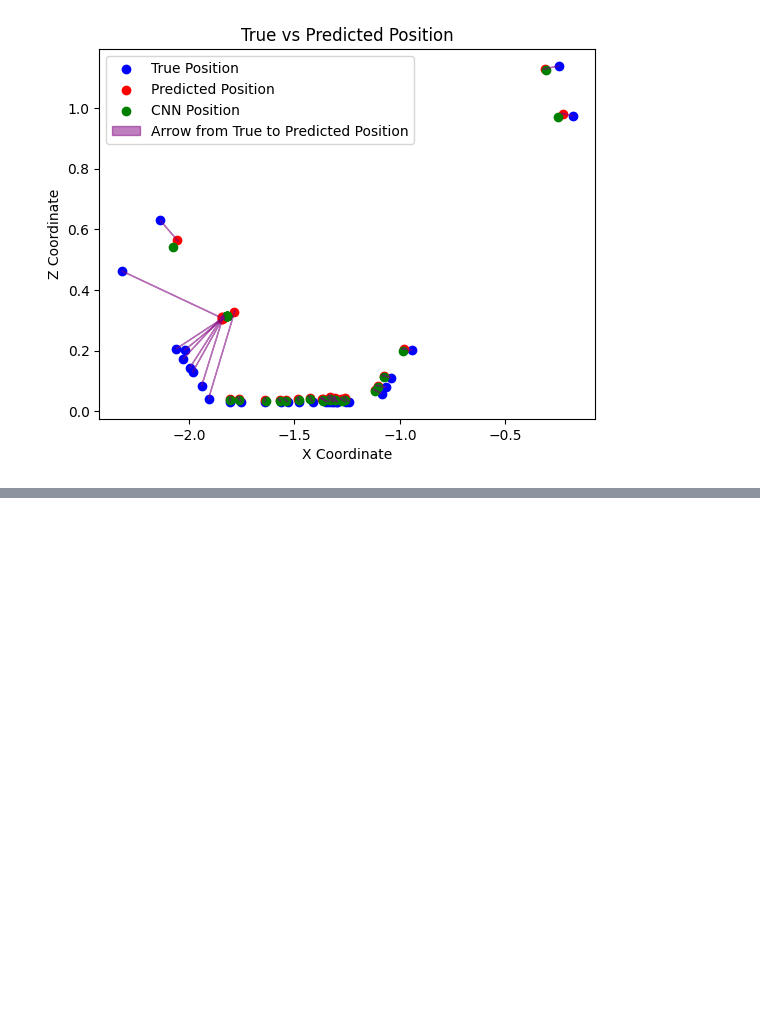
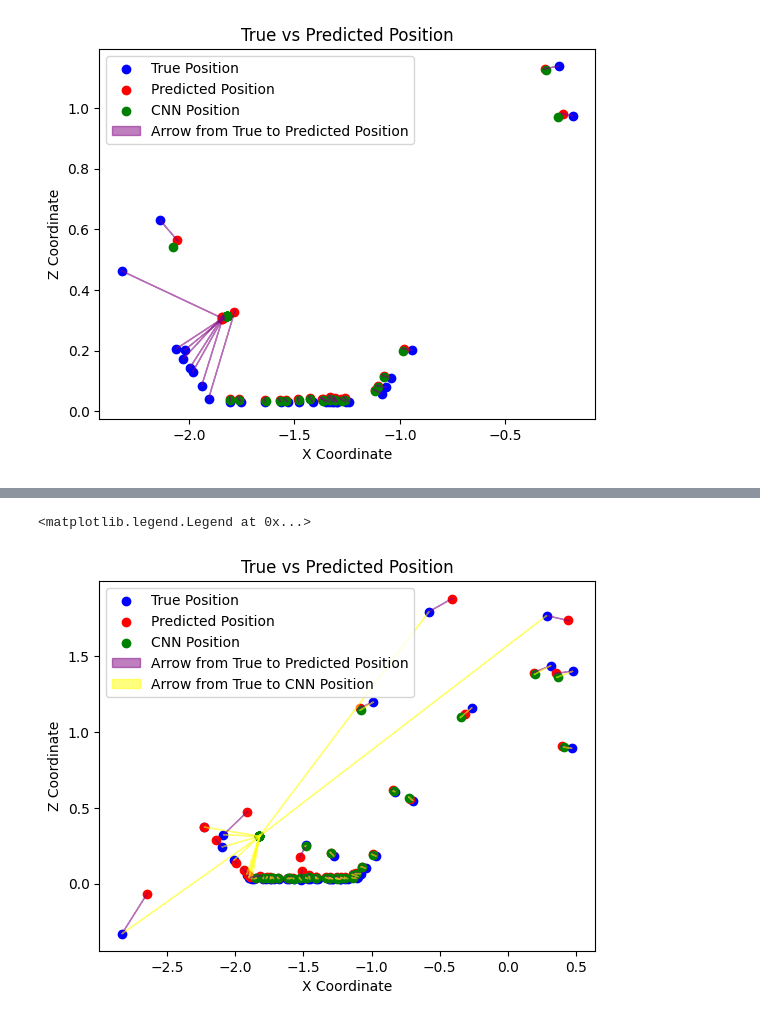
Before and after one commit to griffing52/catching_dynamics, a Jupyter notebook: vision/combine.ipynb, the cells around one changed output, grey strips where cells are left out. Cells and saved outputs as stored; diff of their text form; code cells hidden in the pictures; blank space fills up the shorter version.

```diff
--- a/vision/combine.ipynb
+++ b/vision/combine.ipynb
@@ -99,0 +173,16 @@ plt.legend()
+# %%
+plt.scatter(x_coords_true_pos, y_coords_true_pos, color='blue', label='True Position')
+plt.scatter(x_coords_pred_pos, y_coords_pred_pos, color='red', label='Predicted Position')
+plt.scatter(x_coords_cnn_pos, y_coords_cnn_pos, color='green', label='CNN Position')
+for i in range(len(x_coords_true_vel)):
+    plt.arrow(x_coords_true_pos[i], y_coords_true_pos[i], x_coords_pred_pos[i]-x_coords_true_pos[i], y_coords_pred_pos[i]-y_coords_true_pos[i],
+              head_width=0.005, head_length=0.01, fc='purple', ec='purple', alpha=0.5, label="Arrow from True to Predicted Position" if i == 0 else "")
+    plt.arrow(x_coords_true_pos[i], y_coords_true_pos[i], x_coords_cnn_pos[i]-x_coords_true_pos[i], y_coords_cnn_pos[i]-y_coords_true_pos[i],
+              head_width=0.005, head_length=0.01, fc='yellow', ec='yellow', alpha=0.5, label="Arrow from True to CNN Position" if i == 0 else "")
+plt.title("True vs Predicted Position")
+plt.xlabel("X Coordinate")
+plt.ylabel("Z Coordinate")
+plt.legend()
+# %% [output]
+<matplotlib.legend.Legend at 0x...>
+[figure, added]
```
Also changed, not shown: parts of 3 cells of this notebook, 1 other file.
